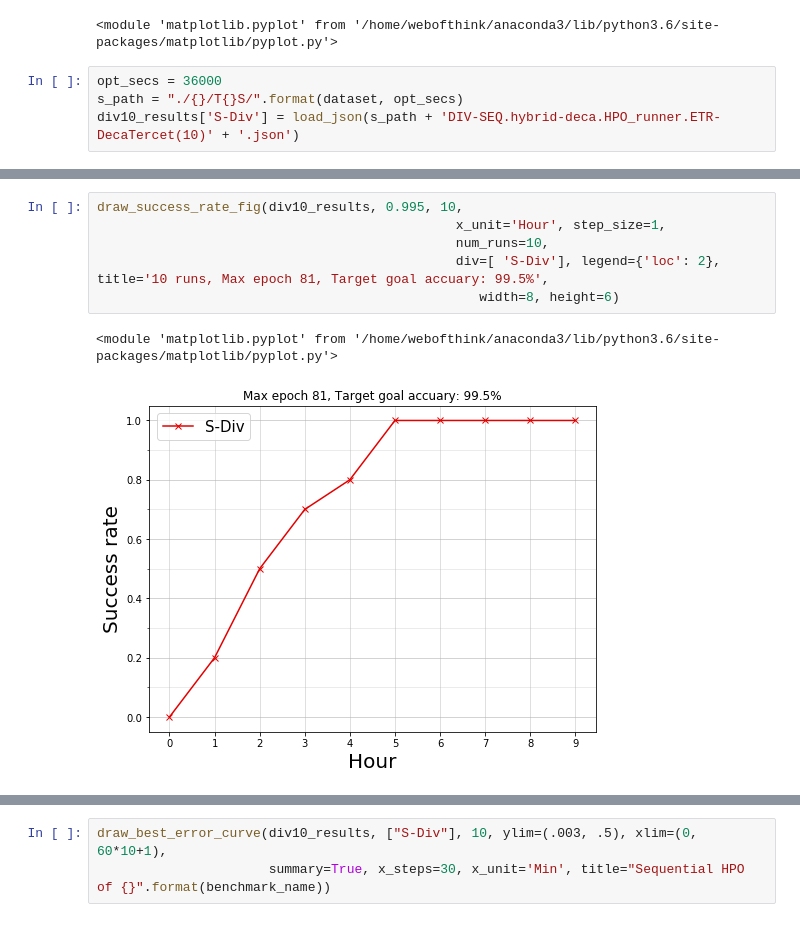
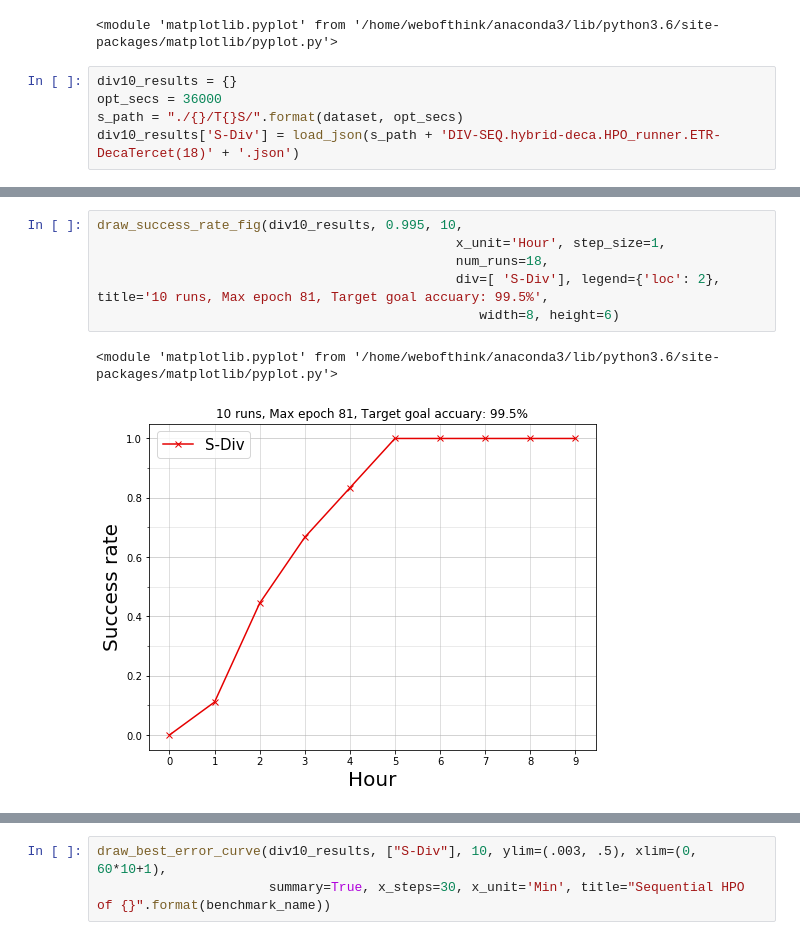
Before and after one commit to yongjinkim49/ecml, a Jupyter notebook: results/Real evaluation on BM1.ipynb, the cells around one changed output, grey strips where cells are left out. Drawn from its saved outputs; the diff is of its cells as text.

```diff
--- a/results/Real evaluation on BM1.ipynb
+++ b/results/Real evaluation on BM1.ipynb
@@ -110,8 +197,9 @@ draw_best_error_curve(div21_results, ["S-Div"], 21, ylim=(.003, .5), xlim=(0, 60
 [figure]
 <module 'matplotlib.pyplot' from '/home/webofthink/anaconda3/lib/python3.6/site-packages/matplotlib/pyplot.py'>
 # %%
+div10_results = {}
 opt_secs = 36000
 s_path = "./{}/T{}S/".format(dataset, opt_secs)
-div10_results['S-Div'] = load_json(s_path + 'DIV-SEQ.hybrid-deca.HPO_runner.ETR-DecaTercet(10)' + '.json')
+div10_results['S-Div'] = load_json(s_path + 'DIV-SEQ.hybrid-deca.HPO_runner.ETR-DecaTercet(18)' + '.json')
 # %%
 max_accs = []
@@ -135,12 +231,12 @@ avg. 0.9959 (0.0002)
 # %%
 draw_success_rate_fig(div10_results, 0.995, 10,
                                               x_unit='Hour', step_size=1,
-                                              num_runs=10,
+                                              num_runs=18,
                                               div=[ 'S-Div'], legend={'loc': 2}, title='10 runs, Max epoch 81, Target goal accuary: 99.5%',
                                                  width=8, height=6)
 # %% [output]
 <module 'matplotlib.pyplot' from '/home/webofthink/anaconda3/lib/python3.6/site-packages/matplotlib/pyplot.py'>
-[figure, old version]
+[figure, new version]
 # %%
 draw_success_rate_fig(div10_results, 0.996, 10,
                                               x_unit='Hour', step_size=1,
```
Also changed, not shown: parts of 15 cells of this notebook, 6 other files.
